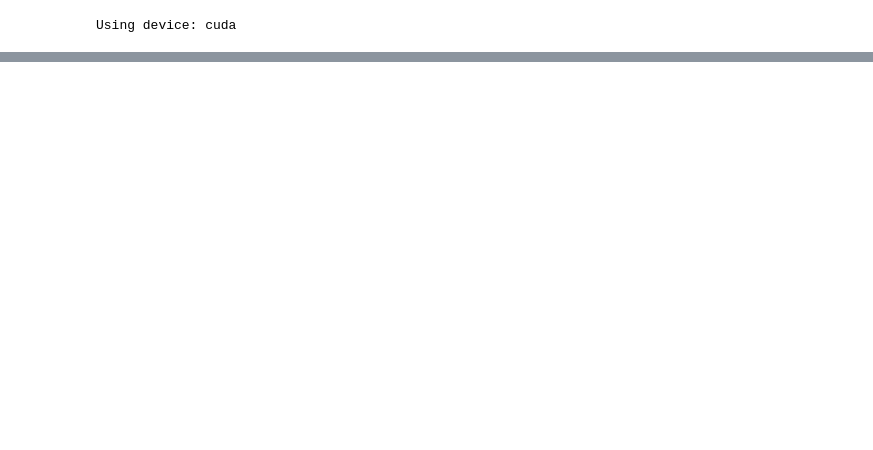
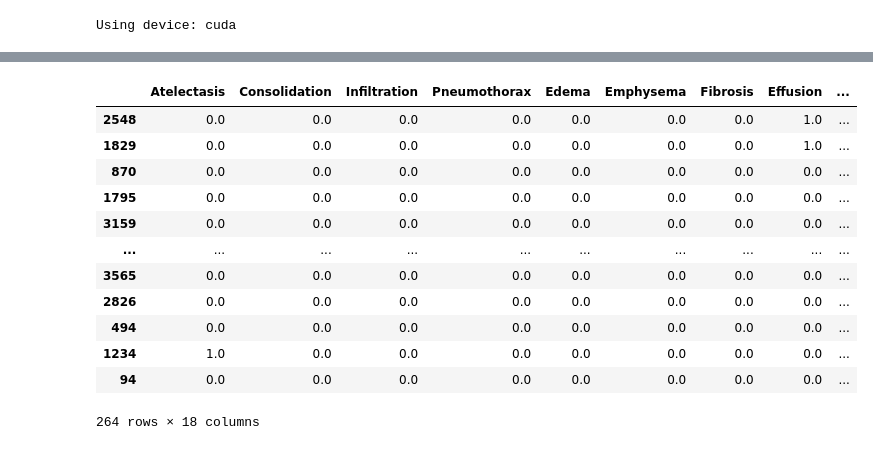
Before and after one commit to josh-strong/DySTANce, a Jupyter notebook: dev_notebooks/03_training_eval.ipynb, the cells around one changed output, grey strips where cells are left out. Cells and saved outputs as stored; diff of their text form; code cells hidden in the pictures; blank space fills up the shorter version.

```diff
--- a/dev_notebooks/03_training_eval.ipynb
+++ b/dev_notebooks/03_training_eval.ipynb
@@ -83,7 +83,7 @@ train_dataset = ctx_mgr.routing_dataset()
 # %%
 train_loader = DataLoader(
     train_dataset,
-    batch_size=16,
+    batch_size=25,
     shuffle=True,
     num_workers=4,
     pin_memory=True,
@@ -91,7 +91,7 @@ train_loader = DataLoader(
 
 val_loader = DataLoader(
     val_dataset,
-    batch_size=16,
+    batch_size=25,
     shuffle=False,
     num_workers=4,
 )
@@ -97,0 +123,16 @@ val_loader = DataLoader(
+# %%
+gt_df
+# %% [output]
+|  | Atelectasis | Consolidation | Infiltration | Pneumothorax | Edema | Emphysema | Fibrosis | Effusion | ... |
+| 2548 | 0.0 | 0.0 | 0.0 | 0.0 | 0.0 | 0.0 | 0.0 | 1.0 | ... |
+| 1829 | 0.0 | 0.0 | 0.0 | 0.0 | 0.0 | 0.0 | 0.0 | 1.0 | ... |
+| 870 | 0.0 | 0.0 | 0.0 | 0.0 | 0.0 | 0.0 | 0.0 | 0.0 | ... |
+| 1795 | 0.0 | 0.0 | 0.0 | 0.0 | 0.0 | 0.0 | 0.0 | 0.0 | ... |
+| 3159 | 0.0 | 0.0 | 0.0 | 0.0 | 0.0 | 0.0 | 0.0 | 0.0 | ... |
+| ... | ... | ... | ... | ... | ... | ... | ... | ... | ... |
+| 3565 | 0.0 | 0.0 | 0.0 | 0.0 | 0.0 | 0.0 | 0.0 | 0.0 | ... |
+| 2826 | 0.0 | 0.0 | 0.0 | 0.0 | 0.0 | 0.0 | 0.0 | 0.0 | ... |
+| 494 | 0.0 | 0.0 | 0.0 | 0.0 | 0.0 | 0.0 | 0.0 | 0.0 | ... |
+| 1234 | 1.0 | 0.0 | 0.0 | 0.0 | 0.0 | 0.0 | 0.0 | 0.0 | ... |
+| 94 | 0.0 | 0.0 | 0.0 | 0.0 | 0.0 | 0.0 | 0.0 | 0.0 | ... |
+264 rows × 18 columns
```
Also changed, not shown: parts of 22 cells of this notebook, 5 other files.
